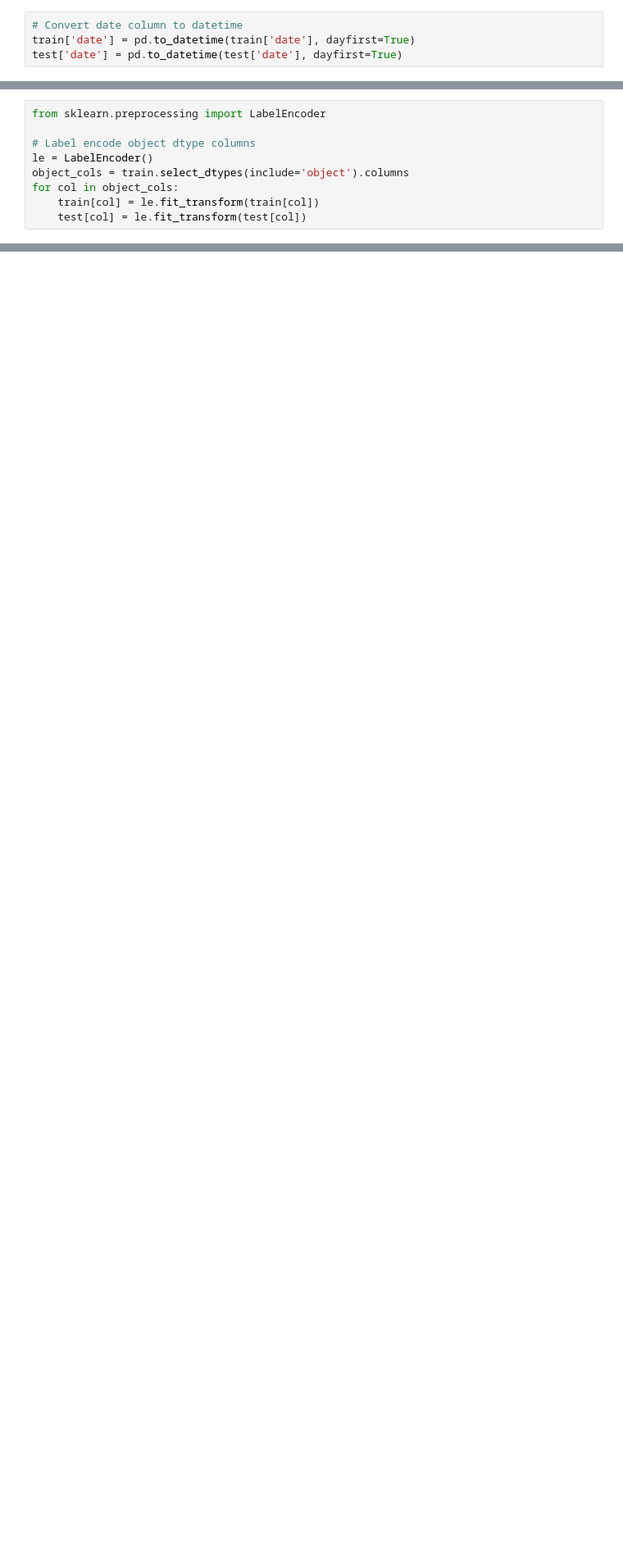
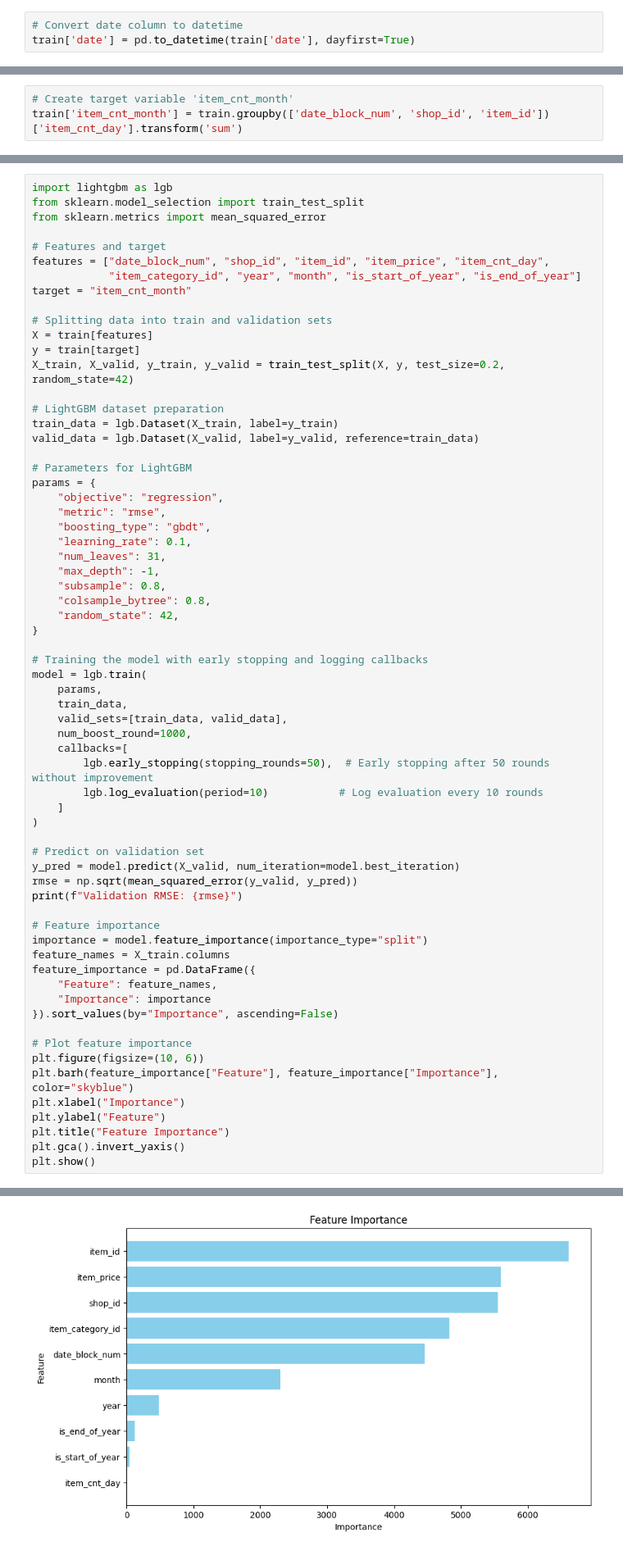
Before and after one commit to vanezp01/datalabs, a Jupyter notebook: predict-future-sales.ipynb, the cells around one changed output, grey strips where cells are left out. Shown at 82% size. Cells and saved outputs as stored; diff of their text form; blank space fills up the shorter version.

Commit message:
Kaggle Notebook | Predict Future Sales | Version 5

```diff
--- a/predict-future-sales.ipynb
+++ b/predict-future-sales.ipynb
@@ -93,7 +150,6 @@ test = test_df[train_columns]
 # %%
 # Convert date column to datetime
 train['date'] = pd.to_datetime(train['date'], dayfirst=True)
-test['date'] = pd.to_datetime(test['date'], dayfirst=True)
 # %% [markdown]
 # EDA visualization
 # %%
@@ -297,9 +264,0 @@ assert set(train_df.columns) == set(test_df.columns).union({'item_cnt_day'}), "C
-# %%
-from sklearn.preprocessing import LabelEncoder
-
-# Label encode object dtype columns
-le = LabelEncoder()
-object_cols = train.select_dtypes(include='object').columns
-for col in object_cols:
-    train[col] = le.fit_transform(train[col])
-    test[col] = le.fit_transform(test[col])
@@ -307,0 +265,3 @@ train.info()
+# %%
+# Create target variable 'item_cnt_month'
+train['item_cnt_month'] = train.groupby(['date_block_num', 'shop_id', 'item_id'])['item_cnt_day'].transform('sum')
@@ -379,0 +465,66 @@ for importance, name in sorted(zip(feature_importance, feature_names),
+# %%
+import lightgbm as lgb
+from sklearn.model_selection import train_test_split
+from sklearn.metrics import mean_squared_error
+
+# Features and target
+features = ["date_block_num", "shop_id", "item_id", "item_price", "item_cnt_day",
+            "item_category_id", "year", "month", "is_start_of_year", "is_end_of_year"]
+target = "item_cnt_month"
+
+# Splitting data into train and validation sets
+X = train[features]
+y = train[target]
+X_train, X_valid, y_train, y_valid = train_test_split(X, y, test_size=0.2, random_state=42)
+
+# LightGBM dataset preparation
+train_data = lgb.Dataset(X_train, label=y_train)
+valid_data = lgb.Dataset(X_valid, label=y_valid, reference=train_data)
+
+# Parameters for LightGBM
+params = {
+    "objective": "regression",
+    "metric": "rmse",
+    "boosting_type": "gbdt",
+    "learning_rate": 0.1,
+    "num_leaves": 31,
+    "max_depth": -1,
+    "subsample": 0.8,
+    "colsample_bytree": 0.8,
+    "random_state": 42,
+}
+
+# Training the model with early stopping and logging callbacks
+model = lgb.train(
+    params,
+    train_data,
+    valid_sets=[train_data, valid_data],
+    num_boost_round=1000,
+    callbacks=[
+        lgb.early_stopping(stopping_rounds=50),  # Early stopping after 50 rounds without improvement
+        lgb.log_evaluation(period=10)           # Log evaluation every 10 rounds
+    ]
+)
+
+# Predict on validation set
+y_pred = model.predict(X_valid, num_iteration=model.best_iteration)
+rmse = np.sqrt(mean_squared_error(y_valid, y_pred))
+print(f"Validation RMSE: {rmse}")
+
+# Feature importance
+importance = model.feature_importance(importance_type="split")
+feature_names = X_train.columns
+feature_importance = pd.DataFrame({
+    "Feature": feature_names,
+    "Importance": importance
+}).sort_values(by="Importance", ascending=False)
+
+# Plot feature importance
+plt.figure(figsize=(10, 6))
+plt.barh(feature_importance["Feature"], feature_importance["Importance"], color="skyblue")
+plt.xlabel("Importance")
+plt.ylabel("Feature")
+plt.title("Feature Importance")
+plt.gca().invert_yaxis()
+plt.show()
+# %% [output]
@@ -380,2 +548,3 @@ for importance, name in sorted(zip(feature_importance, feature_names),
+[figure, added]
 # %% [markdown]
 # predict on test set
```
Also changed, not shown: parts of 23 cells of this notebook.
